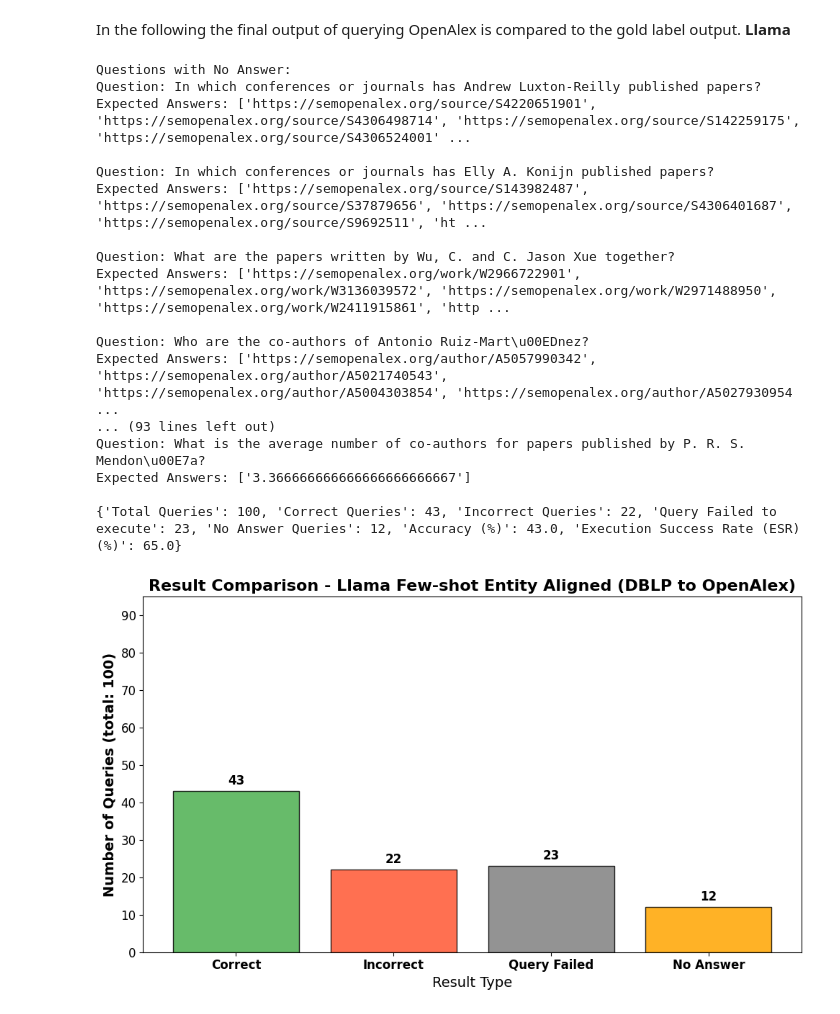
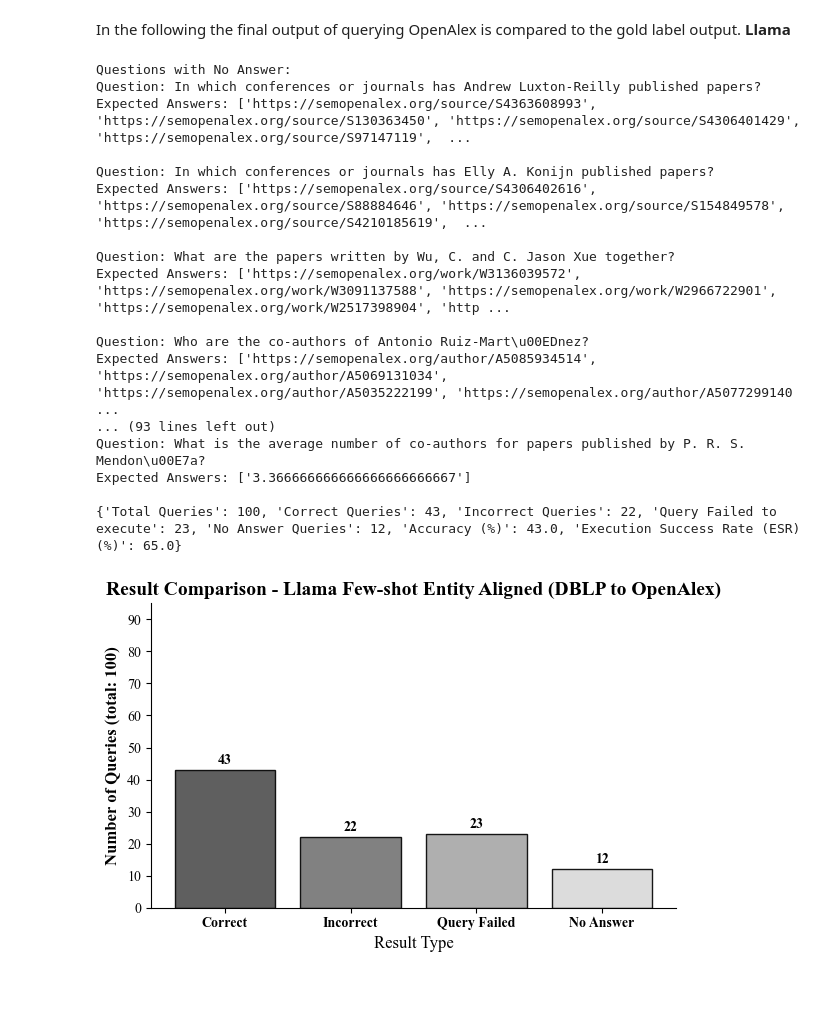
Before and after one commit to semantic-systems/Automatic-SPARQL-translation, a Jupyter notebook: DBLP-OpenAlex-testing/fewshot-DBLP-OpenAlex/fewshot_model_dblp_openalex.ipynb, the cells around one changed output. Saved outputs shown, nothing was run; the diff lists cells and outputs as text; code cells hidden in the pictures.

```diff
--- a/DBLP-OpenAlex-testing/fewshot-DBLP-OpenAlex/fewshot_model_dblp_openalex.ipynb
+++ b/DBLP-OpenAlex-testing/fewshot-DBLP-OpenAlex/fewshot_model_dblp_openalex.ipynb
@@ -11,6 +12,12 @@ import matplotlib.pyplot as plt
 from SPARQLWrapper import SPARQLWrapper, JSON
 from openai import OpenAI
 from collections import defaultdict
+# %%
+# Set font to Times New Roman for all plots
+plt.rcParams.update({
+    "font.family": "serif",
+    "font.serif": ["Times New Roman"],
+})
 # %% [markdown]
 ## Running meta-llama-3.1-8b-instruct with 100 queries
 The model includes 8billion parameters and is one of the smallest available models at Academic Cloud.
@@ -900,52 +916,61 @@ summary_stats = {
 
 print(summary_stats)
 
-# Visualization of comparison results
+# Visualization of comparison results in grayscale
+plt.rcParams["font.family"] = "Times New Roman"
+
 categories = ['Correct', 'Incorrect', 'Query Failed', 'No Answer']
 counts = [correct_count, incorrect_count, query_failed_count, no_answer_count]
 
+# Grayscale color shades for the bars
+grayscale_colors = ['#4d4d4d', '#737373', '#a6a6a6', '#d9d9d9']
+
 # Create a bar chart
-fig, ax = plt.subplots(figsize=(10, 6))
-bars = ax.bar(categories, counts, color=['#4CAF50', '#FF5733', '#808080', '#FFA500'], alpha=0.85, edgecolor='black')
+fig, ax = plt.subplots(figsize=(6, 4))
+bars = ax.bar(categories, counts, color=grayscale_colors, alpha=0.9, edgecolor='black')
 
 # Annotate bars with their values
 for bar in bars:
     height = bar.get_height()
-    ax.text(bar.get_x() + bar.get_width() / 2, height + 1, str(height), ha='center', va='bottom', fontsize=12, fontweight='bold')
+    ax.text(bar.get_x() + bar.get_width() / 2, height + 1, str(height), ha='center', va='bottom', fontsize=10, fontweight='bold')
 
 # Configure y-axis to show only integer values with total queries in parentheses
 ax.yaxis.set_major_locator(plt.MaxNLocator(integer=True))
-ax.set_ylabel(f'Number of Queries (total: {total_questions})', fontsize=14, fontweight='bold')
+ax.set_ylabel(f'Number of Queries (total: {total_questions})', fontsize=12, fontweight='bold')
 
-# Add title and labels with improved aesthetics
-plt.title('Result Comparison - Llama Few-shot Entity Aligned (DBLP to OpenAlex)', fontsize=16, fontweight='bold')
-plt.xlabel('Result Type', fontsize=14)
+# Add title and labels
+plt.title('Result Comparison - Llama Few-shot Entity Aligned (DBLP to OpenAlex)', fontsize=14, fontweight='bold')
+plt.xlabel('Result Type', fontsize=12)
 
-# Enhance visual appeal
-plt.grid(axis='y', linestyle='', alpha=0.7)
-plt.xticks(fontsize=12, fontweight='bold')
-plt.yticks(fontsize=12)
+# Remove only the top and right spines
+ax.spines['top'].set_visible(False)
+ax.spines['right'].set_visible(False)
+
+# Improve visual appeal
+plt.xticks(fontsize=10, fontweight='bold')
+plt.yticks(fontsize=10)
 plt.ylim(0, 95)
 
-# Show the plot
+# Tight layout and save as PNG
 plt.tight_layout()
+plt.savefig('comparison_fewshot_llama_dblp_openalex_grayscale.png', dpi=300, bbox_inches='tight')
 plt.show()
 # %% [output]
 Questions with No Answer:
 Question: In which conferences or journals has Andrew Luxton-Reilly published papers?
-Expected Answers: ['https://semopenalex.org/source/S4220651901', 'https://semopenalex.org/source/S4306498714', 'https://semopenalex.org/source/S142259175', 'https://semopenalex.org/source/S4306524001' ...
+Expected Answers: ['https://semopenalex.org/source/S4363608993', 'https://semopenalex.org/source/S130363450', 'https://semopenalex.org/source/S4306401429', 'https://semopenalex.org/source/S97147119',  ...
 
 Question: In which conferences or journals has Elly A. Konijn published papers?
-Expected Answers: ['https://semopenalex.org/source/S143982487', 'https://semopenalex.org/source/S37879656', 'https://semopenalex.org/source/S4306401687', 'https://semopenalex.org/source/S9692511', 'ht ...
+Expected Answers: ['https://semopenalex.org/source/S4306402616', 'https://semopenalex.org/source/S88884646', 'https://semopenalex.org/source/S154849578', 'https://semopenalex.org/source/S4210185619',  ...
 
 Question: What are the papers written by Wu, C. and C. Jason Xue together?
-Expected Answers: ['https://semopenalex.org/work/W2966722901', 'https://semopenalex.org/work/W3136039572', 'https://semopenalex.org/work/W2971488950', 'https://semopenalex.org/work/W2411915861', 'http ...
+Expected Answers: ['https://semopenalex.org/work/W3136039572', 'https://semopenalex.org/work/W3091137588', 'https://semopenalex.org/work/W2966722901', 'https://semopenalex.org/work/W2517398904', 'http ...
 
 Question: Who are the co-authors of Antonio Ruiz-Mart\u00EDnez?
-Expected Answers: ['https://semopenalex.org/author/A5057990342', 'https://semopenalex.org/author/A5021740543', 'https://semopenalex.org/author/A5004303854', 'https://semopenalex.org/author/A5027930954 ...
+Expected Answers: ['https://semopenalex.org/author/A5085934514', 'https://semopenalex.org/author/A5069131034', 'https://semopenalex.org/author/A5035222199', 'https://semopenalex.org/author/A5077299140 ...
 ... (93 lines left out)
 Question: What is the average number of co-authors for papers published by P. R. S. Mendon\u00E7a?
 Expected Answers: ['3.366666666666666666666667']
 
 {'Total Queries': 100, 'Correct Queries': 43, 'Incorrect Queries': 22, 'Query Failed to execute': 23, 'No Answer Queries': 12, 'Accuracy (%)': 43.0, 'Execution Success Rate (ESR) (%)': 65.0}
-[figure, old version]
+[figure, new version]
```
Also changed, not shown: parts of 2 cells of this notebook, 6 other files.
